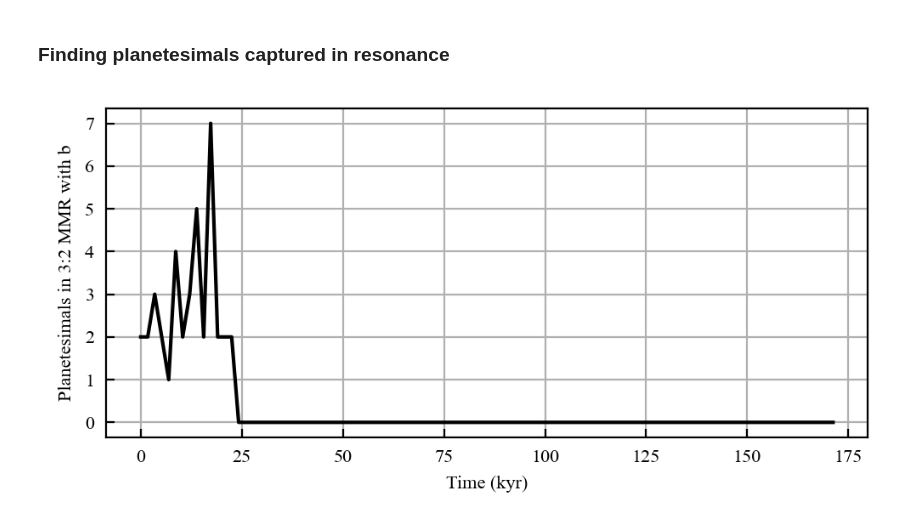
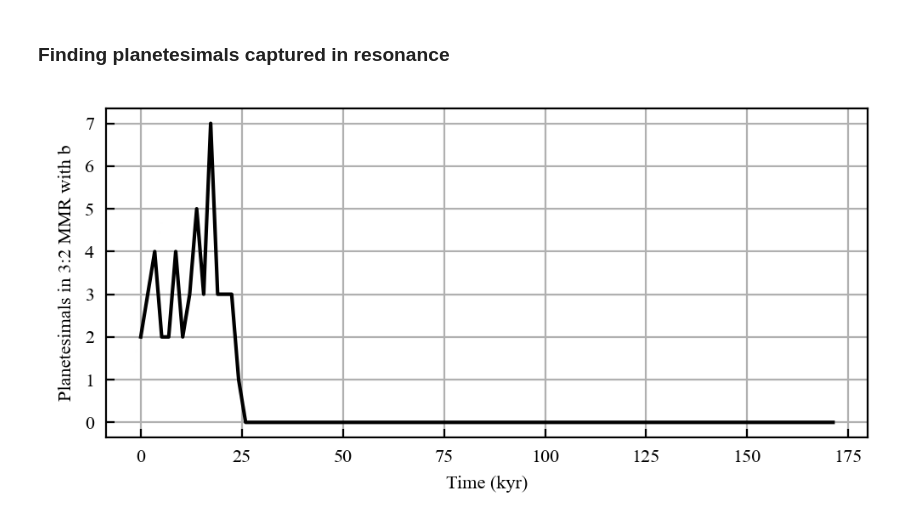
Before and after one commit to dchen10Git/uh-ifa-reu-2026, a Jupyter notebook: analyze_sims.ipynb, the cells around one changed output. Cells and saved outputs as stored; diff of their text form; code cells hidden in the pictures.

```diff
--- a/analyze_sims.ipynb
+++ b/analyze_sims.ipynb
@@ -1387,32 +1417,32 @@ def plot_ptsmls_res(saved_sim, num_pl, num_em, t_units='kyr', tol=0.01, k=2):
         b_name = rock_names[0]
 
     times = sim_data[b_name]['time']
     P_b = sim_data[b_name]['P']
 
     # Include replenished planetesimals too
-    ptsml_names = rock_names[num_pl + num_em:]
+    ptsml_names = rock_names[num_pl:] # or num_pl+num_em for ptsmls only
 
     counts = np.zeros(len(times), dtype=int)
 
     for name in ptsml_names:
         P_ptsml = sim_data[name]['P']
         valid = np.isfinite(P_ptsml) & np.isfinite(P_b)
         Delta = ((k-1)/k) * (P_b / P_ptsml) - 1
         in_res = valid & (np.abs(Delta) <= tol)
         counts += in_res.astype(int)
 
     fig, ax = plt.subplots(figsize=(5, 2.5))
 
     ax.plot(times / time_factor, counts, color='k', lw=1.5)
 
     ax.set_xlabel(f"Time ({t_units})")
     ax.set_ylabel(f"Planetesimals in {k}:{k-1} MMR with b")
     ax.grid(True)
     plt.tight_layout()
     plt.show()
 
     return counts
 
 counts = plot_ptsmls_res(saved_sim, num_pl=metadata['num_pl'], num_em=metadata['num_em'], t_units='kyr', tol=0.01, k=3)
 # %% [output]
-[figure, old version]
+[figure, new version]
```
Also changed, not shown: parts of 3 cells of this notebook, 5 other files.
